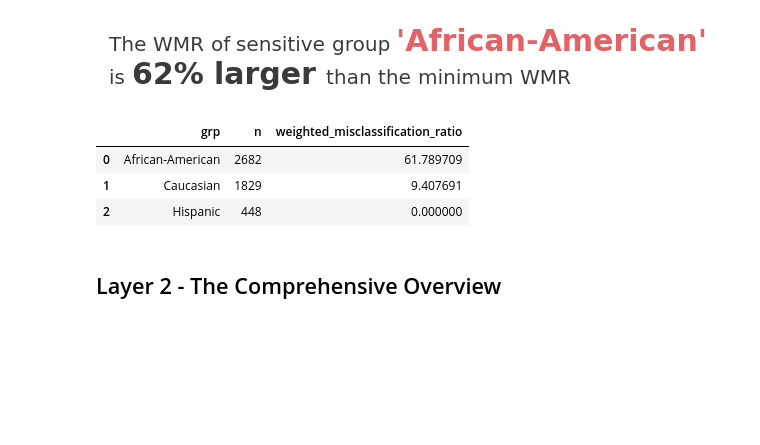
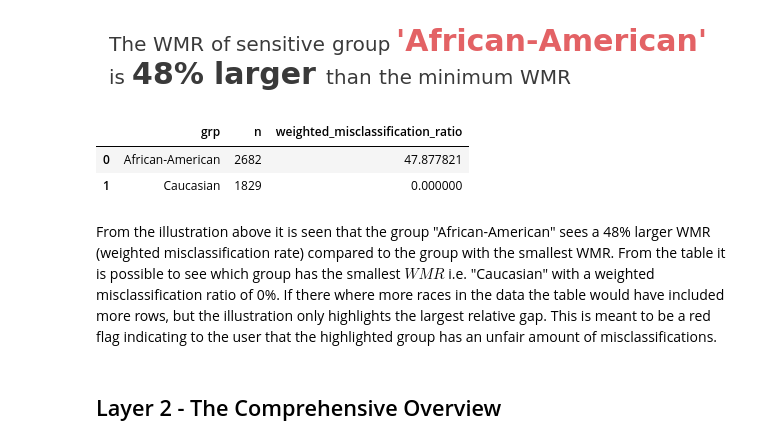
Before and after one commit to elisabethzinck/Fairness-oriented-interpretability-of-predictive-algorithms, a Jupyter notebook: notebooks/FairKit_demonstration.ipynb, the cells around one changed output. Drawn from its saved outputs; the diff is of its cells as text; code cells hidden in the pictures; blank space fills up the shorter version.

```diff
--- a/notebooks/FairKit_demonstration.ipynb
+++ b/notebooks/FairKit_demonstration.ipynb
@@ -30,0 +49,2 @@ The first layer should be used to get a really quick overview
+# %%
+compas = compas.assign(decile_score = lambda x: x.decile_score/10)
@@ -30,0 +53,10 @@ The first layer should be used to get a really quick overview
+# %%
+compas_w_fp = 0.9
+fair_compas = FairKit(
+    data = compas,
+    y_name = "two_year_recid",
+    y_hat_name = "pred",
+    a_name = "race",
+    r_name = "decile_score",
+    w_fp = compas_w_fp,
+    model_name='COMPAS Decile Scores')
@@ -31,15 +75,15 @@ The first layer should be used to get a really quick overview
 # %%
-layer1 = fair_compas.layer_1()
+layer1_output_data = fair_compas.layer_1()
 # %% [output]
 [figure]
-# %%
-# Data from the layer
-layer1
-# %% [output]
-|  | grp | n | weighted_misclassification_ratio |
-| 0 | African-American | 2682 | 61.789709 |
-| 1 | Caucasian | 1829 | 9.407691 |
-| 2 | Hispanic | 448 | 0.000000 |
+# %%
+layer1_output_data
+# %% [output]
+|  | grp | n | weighted_misclassification_ratio |
+| 0 | African-American | 2682 | 47.877821 |
+| 1 | Caucasian | 1829 | 0.000000 |
+# %% [markdown]
+From the illustration above it is seen that the group "African-American" sees a 48% larger WMR (weighted misclassification rate) compared to the group with the smallest WMR. From the table it is possible to see which group has the smallest $\textit{WMR}$ i.e. "Caucasian" with a weighted misclassification ratio of 0%. If there where more races in the data the table would have included more rows, but the illustration only highlights the largest relative gap. This is meant to be a red flag indicating to the user that the highlighted group has an unfair amount of misclassifications.
 # %% [markdown]
 ## Layer 2 - The Comprehensive Overview
 # %%
```
Also changed, not shown: parts of 9 cells of this notebook, 3 other files.
